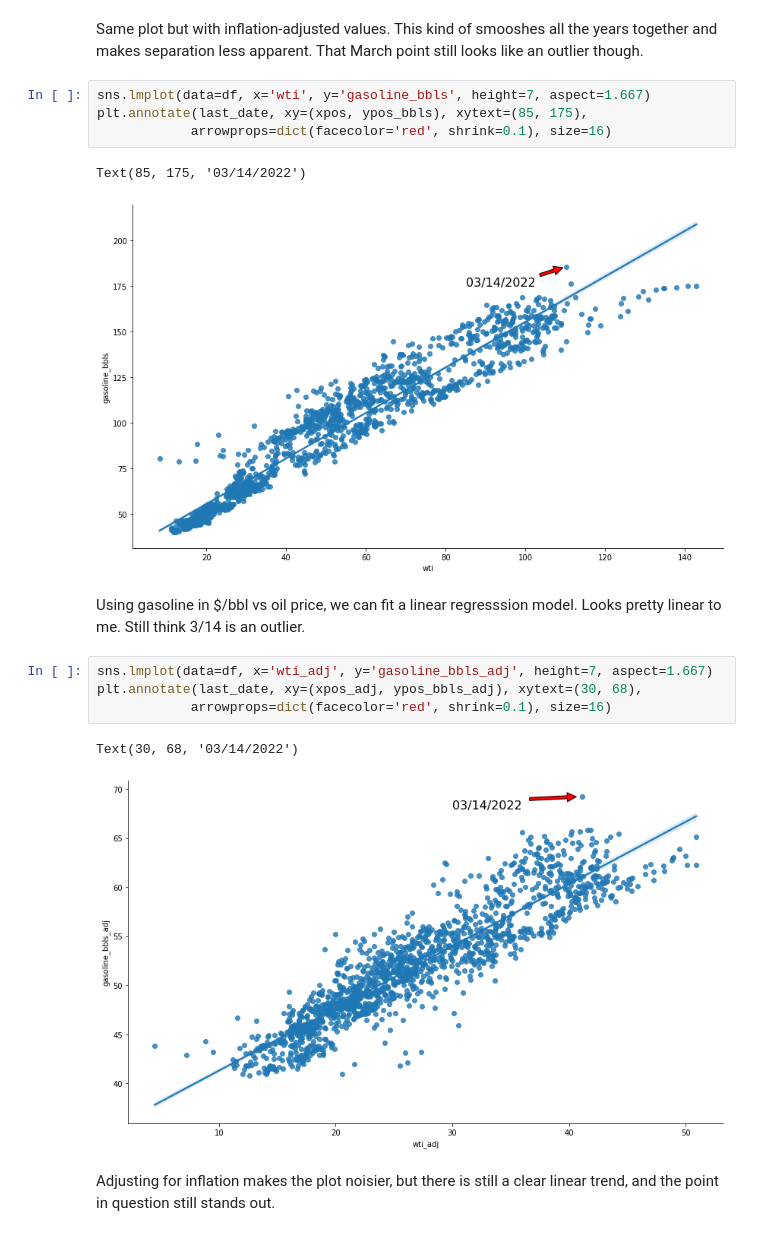
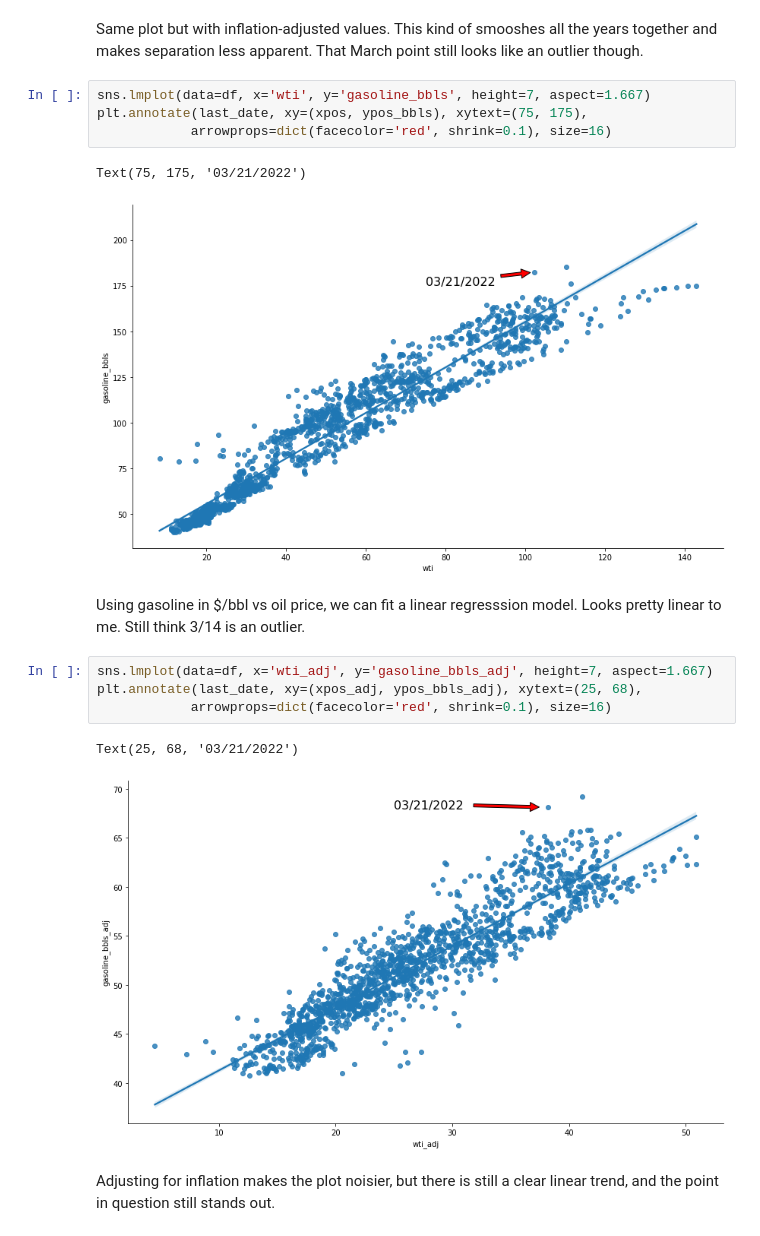
Before and after one commit to bautsch/gasoline-prices, a Jupyter notebook: gasoline_prices.ipynb, the cells around one changed output. Saved outputs shown, nothing was run; the diff lists cells and outputs as text.

```diff
--- a/gasoline_prices.ipynb
+++ b/gasoline_prices.ipynb
@@ -333,20 +349,20 @@ plt.savefig('wti vs gasoline adjusted by year fitted.png')
 Same plot but with inflation-adjusted values. This kind of smooshes all the years together and makes separation less apparent. That March point still looks like an outlier though.
 # %%
 sns.lmplot(data=df, x='wti', y='gasoline_bbls', height=7, aspect=1.667)
-plt.annotate(last_date, xy=(xpos, ypos_bbls), xytext=(85, 175),
+plt.annotate(last_date, xy=(xpos, ypos_bbls), xytext=(75, 175),
             arrowprops=dict(facecolor='red', shrink=0.1), size=16)
 # %% [output]
-Text(85, 175, '03/14/2022')
+Text(75, 175, '03/21/2022')
-[figure, old version]
+[figure, new version]
 # %% [markdown]
 Using gasoline in $/bbl vs oil price, we can fit a linear regresssion model. Looks pretty linear to me. Still think 3/14 is an outlier.
 # %%
 sns.lmplot(data=df, x='wti_adj', y='gasoline_bbls_adj', height=7, aspect=1.667)
-plt.annotate(last_date, xy=(xpos_adj, ypos_bbls_adj), xytext=(30, 68),
+plt.annotate(last_date, xy=(xpos_adj, ypos_bbls_adj), xytext=(25, 68),
             arrowprops=dict(facecolor='red', shrink=0.1), size=16)
 # %% [output]
-Text(30, 68, '03/14/2022')
+Text(25, 68, '03/21/2022')
-[figure, old version]
+[figure, new version]
 # %% [markdown]
 Adjusting for inflation makes the plot noisier, but there is still a clear linear trend, and the point in question still stands out.
 # %% [markdown]
```
Also changed, not shown: parts of 19 cells of this notebook, 12 other files.
